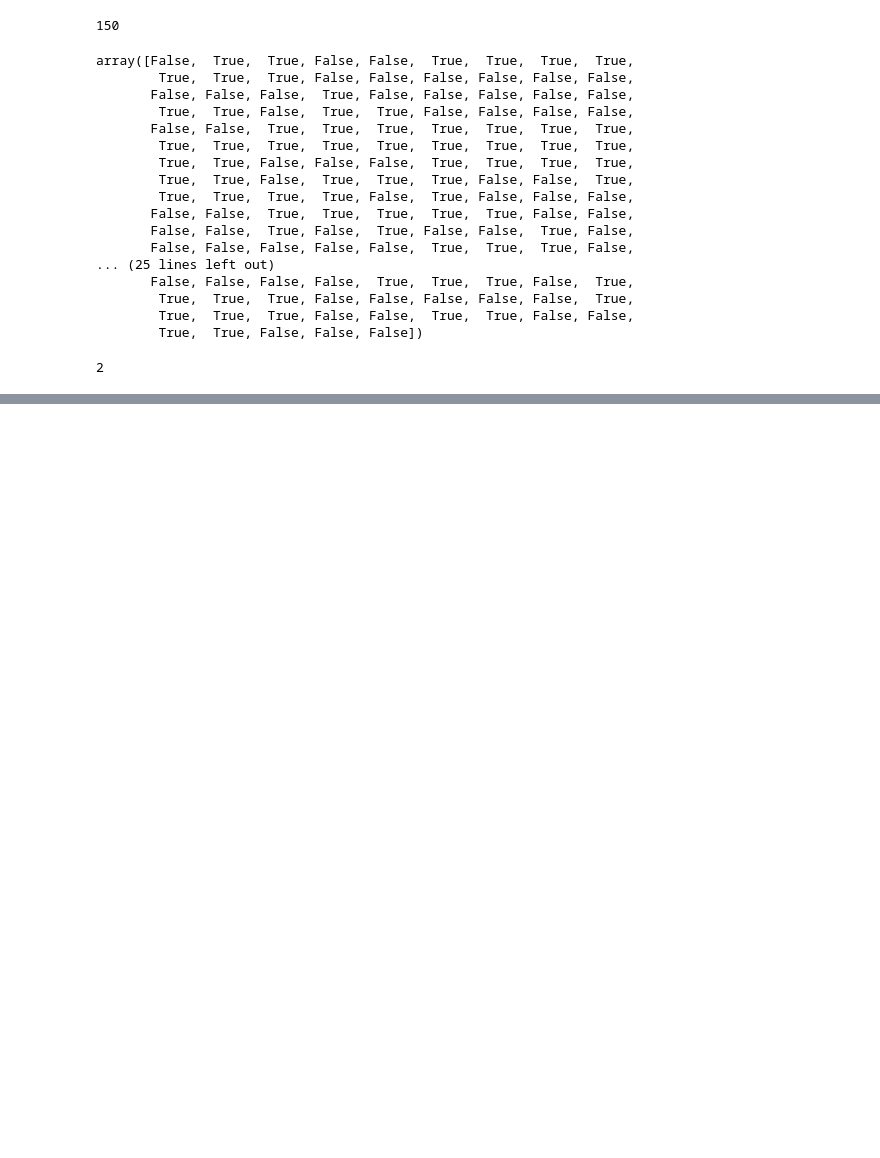
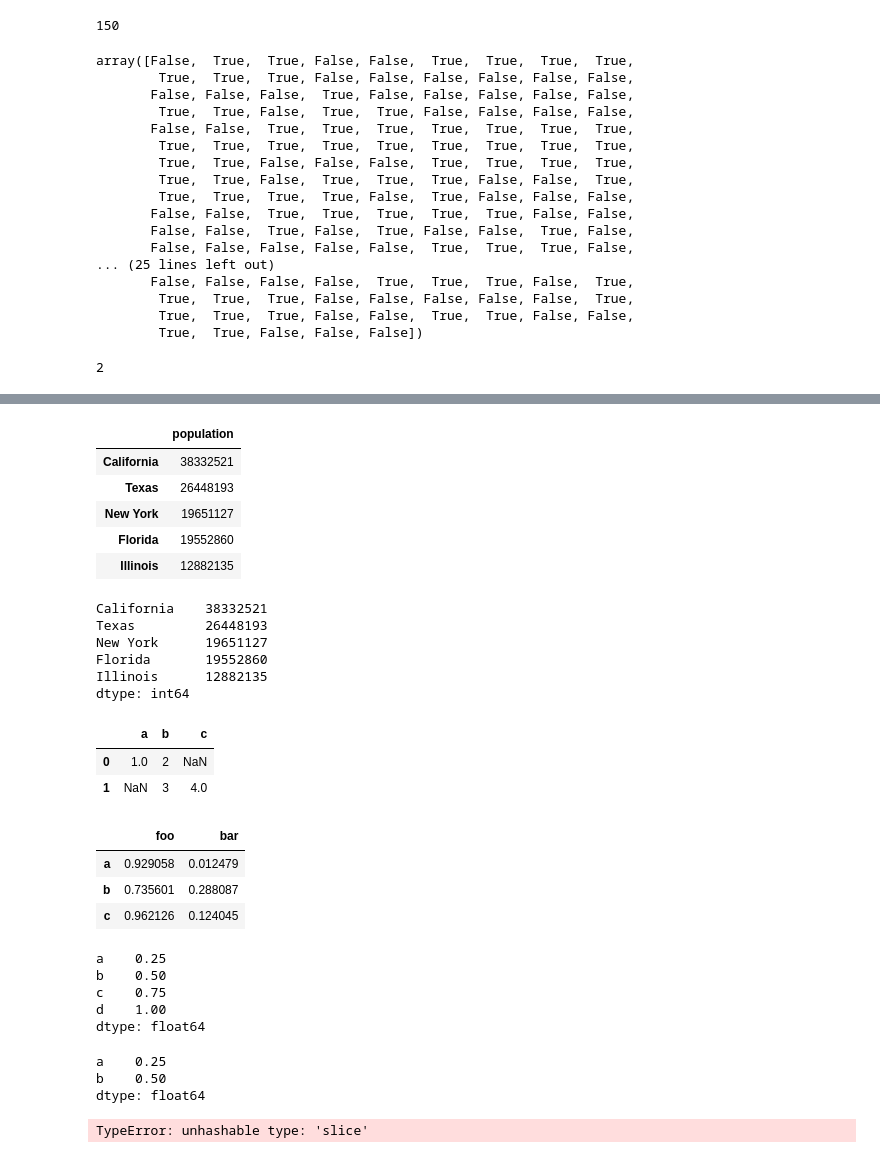
Before and after one commit to SoongMoo/shinhan2205, a Jupyter notebook: 3Day.ipynb, the cells around one changed output, grey strips where cells are left out. Saved outputs shown, nothing was run; the diff lists cells and outputs as text; code cells hidden in the pictures; blank space fills up the shorter version.

```diff
--- a/3Day.ipynb
+++ b/3Day.ipynb
@@ -452,0 +879,78 @@ np.sum(x < 3)
+# %%
+pd.DataFrame(population, columns=['population'])
+# %% [output]
+|  | population |
+| California | 38332521 |
+| Texas | 26448193 |
+| New York | 19651127 |
+| Florida | 19552860 |
+| Illinois | 12882135 |
+# %%
+population
+# %% [output]
+California    38332521
+Texas         26448193
+New York      19651127
+Florida       19552860
+Illinois      12882135
+dtype: int64
+# %%
+pd.DataFrame([{'a': 1, 'b': 2}, {'b': 3, 'c': 4}])
+# %% [output]
+|  | a | b | c |
+| 0 | 1.0 | 2 | NaN |
+| 1 | NaN | 3 | 4.0 |
+# %%
+pd.DataFrame(np.random.rand(3, 2),
+             columns=['foo', 'bar'],
+             index=['a', 'b', 'c'])
+# %% [output]
+|  | foo | bar |
+| a | 0.929058 | 0.012479 |
+| b | 0.735601 | 0.288087 |
+| c | 0.962126 | 0.124045 |
+# %%
+data = pd.Series([0.25, 0.5, 0.75, 1.0],
+                 index=['a', 'b', 'c', 'd'])
+data
+# %% [output]
+a    0.25
+b    0.50
+c    0.75
+d    1.00
+dtype: float64
+# %%
+data['b']
+'b' in data
+data.keys()
+list(data.items())
+data.values
+data['c'] = 2.0
+data
+data['a':'c']
+data[0:3]
+# 마스크
+(data>0.3) & (data<1.0)
+# 마스킹
+data[(data>0.3) & (data<1.0)]
+data['a'], data['c']
+# 팬시 인덱싱
+data[['a','b']]
+idx = ['a','b']
+data[idx]
+# %% [output]
+a    0.25
+b    0.50
+dtype: float64
+# %%
+dic = {'a':0.25, 'b': 0.5, 'c':0.75, 'd':1.0}
+dic['b']
+'c' in dic
+dic.keys()
+dic.items()
+dic.values()
+dic['c'] = 2.0
+dic
+#dic['a':'c']
+# %% [output]
+TypeError: unhashable type: 'slice'
```
Also changed, not shown: parts of 86 cells of this notebook.
